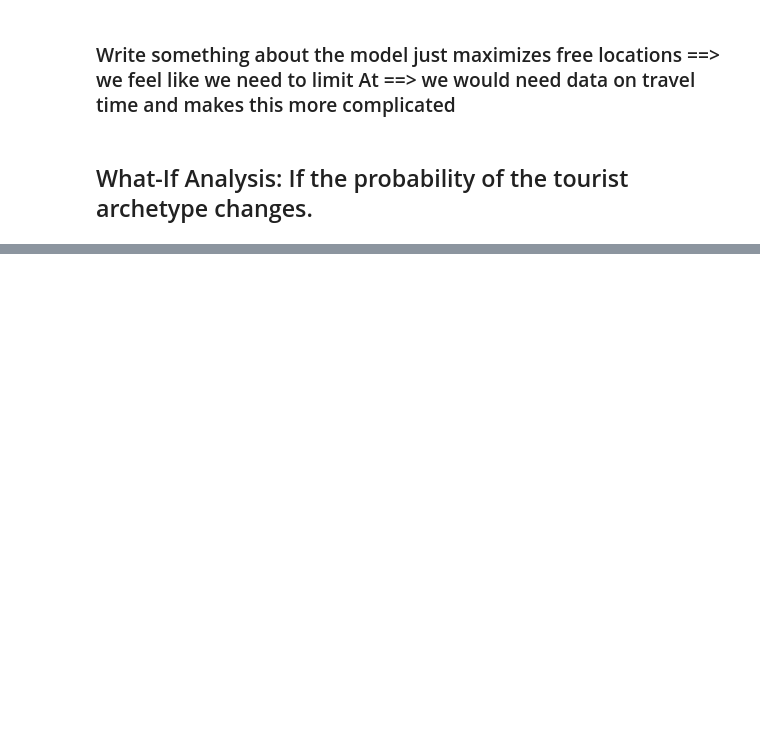
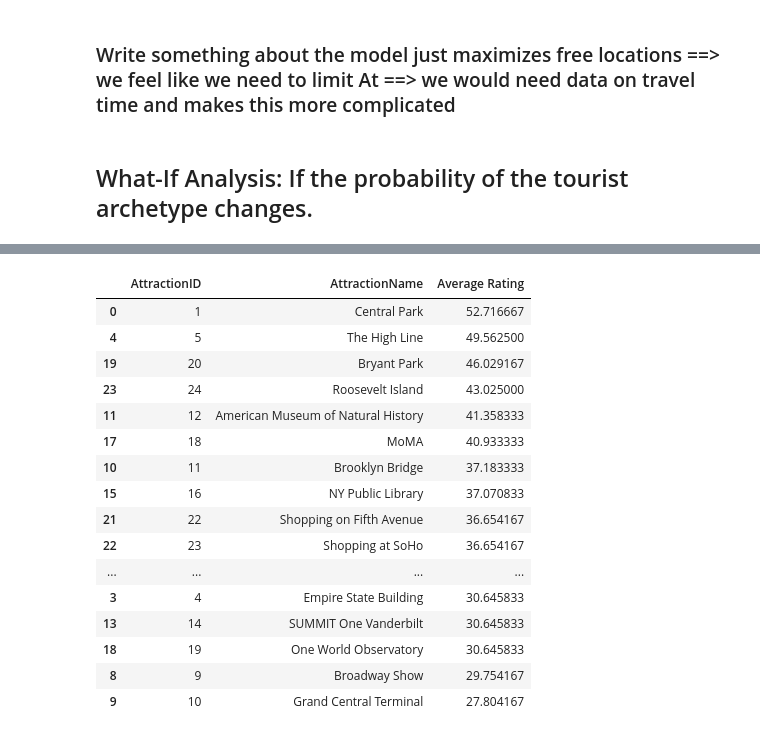
Before and after one commit to kaia-hu/hu_portfolio, a Jupyter notebook: decision_analytics_final.ipynb, the cells around one changed output, grey strips where cells are left out. Cells and saved outputs as stored; diff of their text form; code cells hidden in the pictures; blank space fills up the shorter version.

```diff
--- a/decision_analytics_final.ipynb
+++ b/decision_analytics_final.ipynb
@@ -405,0 +474,21 @@ Name: AttractionID, dtype: bool
+# %%
+# average user rating across all groups for each attraction
+pd.concat([nyc[['AttractionID','AttractionName']],pd.Series(attraction_user_product.mean(axis=1), name='Average Rating')], axis=1).sort_values(by='Average Rating', ascending=False)
+# %% [output]
+|  | AttractionID | AttractionName | Average Rating |
+| 0 | 1 | Central Park | 52.716667 |
+| 4 | 5 | The High Line | 49.562500 |
+| 19 | 20 | Bryant Park | 46.029167 |
+| 23 | 24 | Roosevelt Island | 43.025000 |
+| 11 | 12 | American Museum of Natural History | 41.358333 |
+| 17 | 18 | MoMA | 40.933333 |
+| 10 | 11 | Brooklyn Bridge | 37.183333 |
+| 15 | 16 | NY Public Library | 37.070833 |
+| 21 | 22 | Shopping on Fifth Avenue | 36.654167 |
+| 22 | 23 | Shopping at SoHo | 36.654167 |
+| ... | ... | ... | ... |
+| 3 | 4 | Empire State Building | 30.645833 |
+| 13 | 14 | SUMMIT One Vanderbilt | 30.645833 |
+| 18 | 19 | One World Observatory | 30.645833 |
+| 8 | 9 | Broadway Show | 29.754167 |
+| 9 | 10 | Grand Central Terminal | 27.804167 |
```
Also changed, not shown: parts of 9 cells of this notebook.
